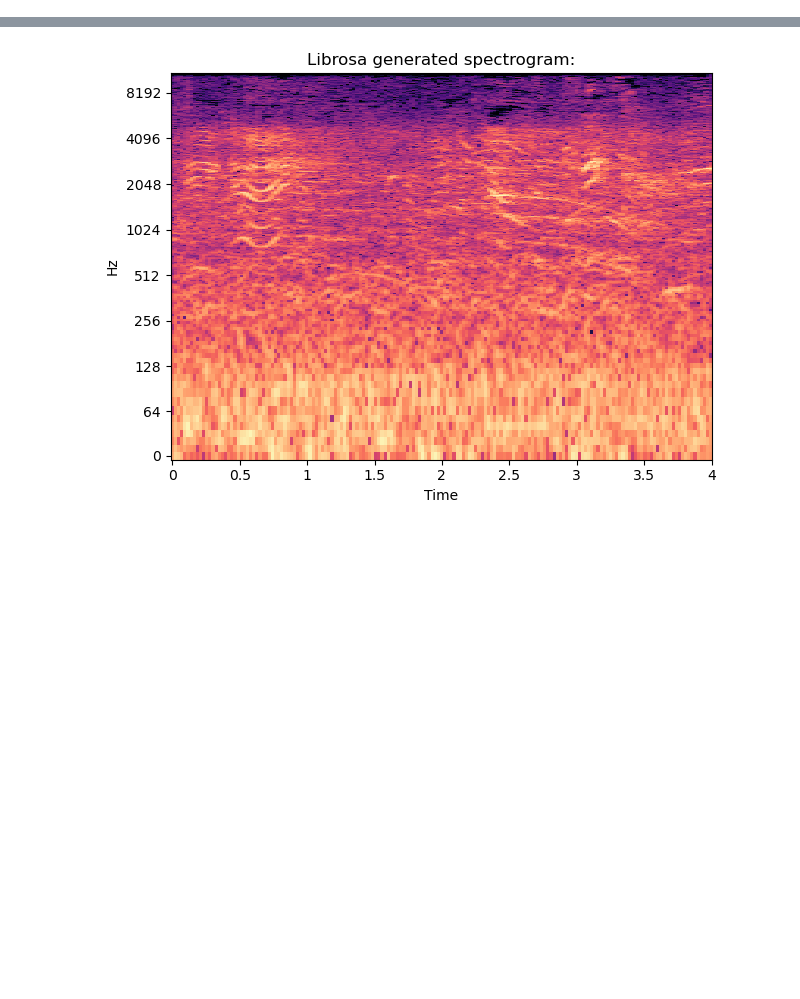
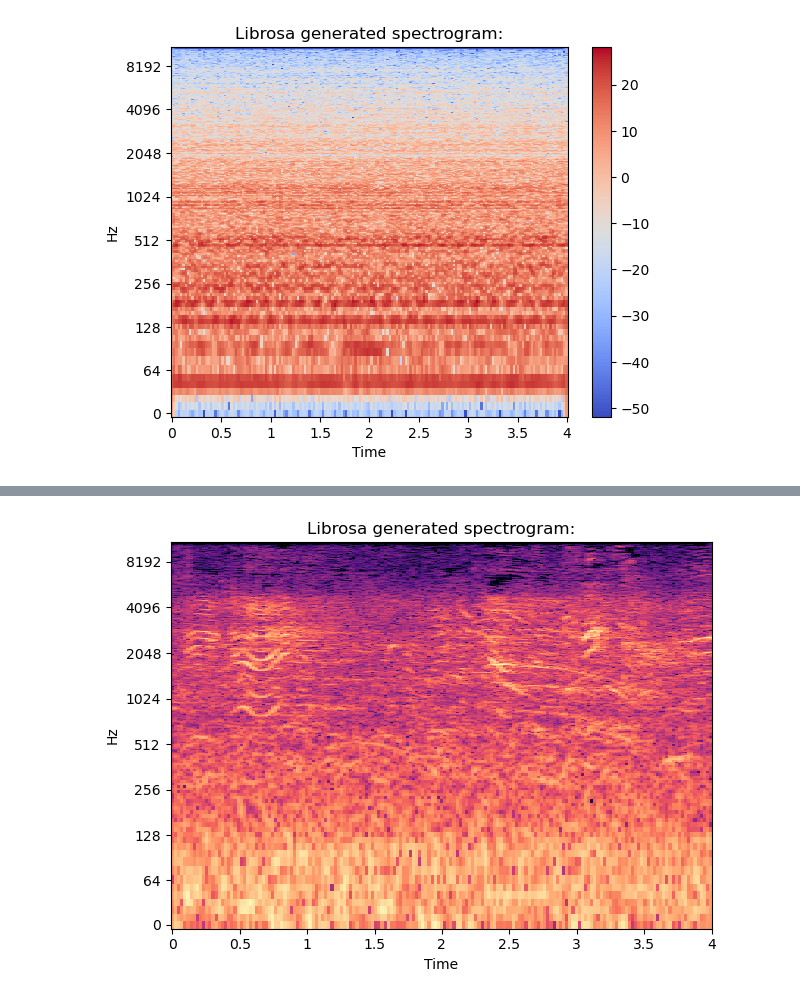
Before and after one commit to ewestrich/Eyeballing-City-Sounds, a Jupyter notebook: Ceate_Mel_Spectogram_Images.ipynb, the cells around one changed output, grey strips where cells are left out. Cells and saved outputs as stored; diff of their text form; code cells hidden in the pictures; blank space fills up the shorter version.

```diff
--- a/Ceate_Mel_Spectogram_Images.ipynb
+++ b/Ceate_Mel_Spectogram_Images.ipynb
@@ -30 +48,17 @@ Audio(y, rate=sr)
+# %%
+
+
+y, sr = librosa.load('Source/UrbanSound8K/audio/fold2/74507-0-0-28.wav')
+
+fig, ax = plt.subplots()
+x_stft = librosa.stft(y)
+ampl = librosa.amplitude_to_db(abs(x_stft))
+img = librosa.display.specshow(ampl, ax=ax,x_axis='time' , y_axis='log')
+
+ax.set_title('Librosa generated spectrogram:')
+plt.colorbar(img)
+
+plt.show()
+# %% [output]
+[figure, added]
 # %%
```
Also changed, not shown: parts of 3 cells of this notebook, 5 other files.
